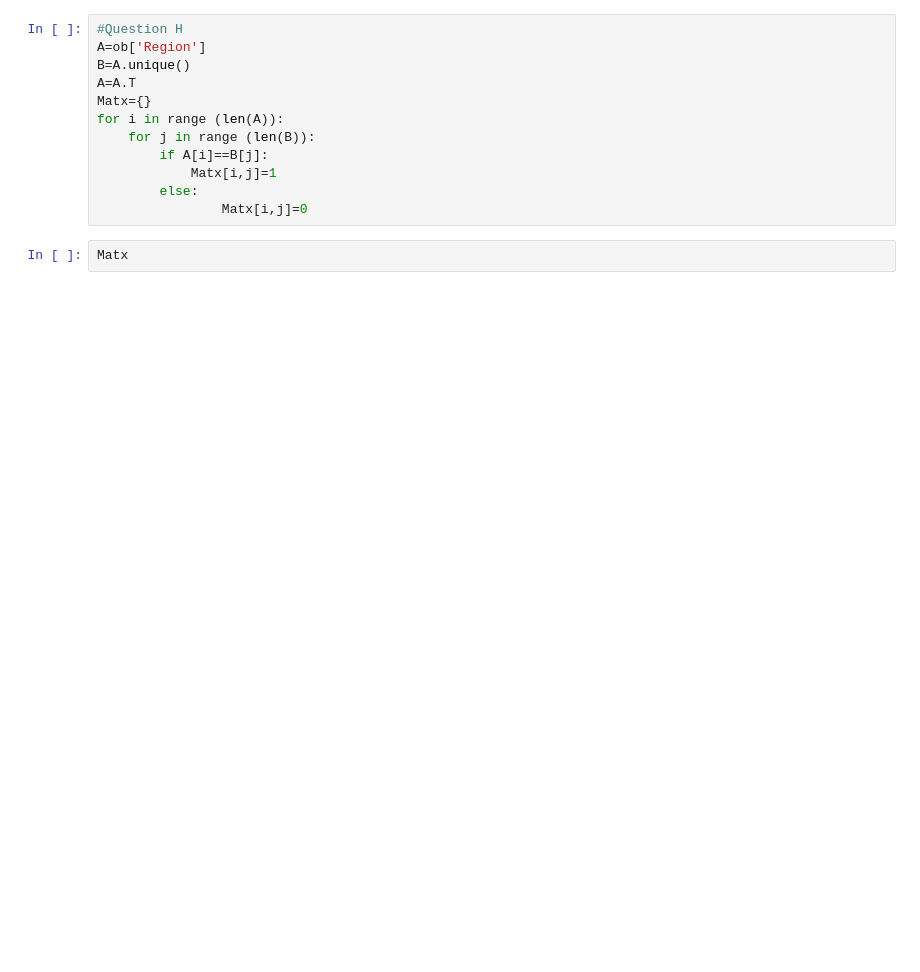
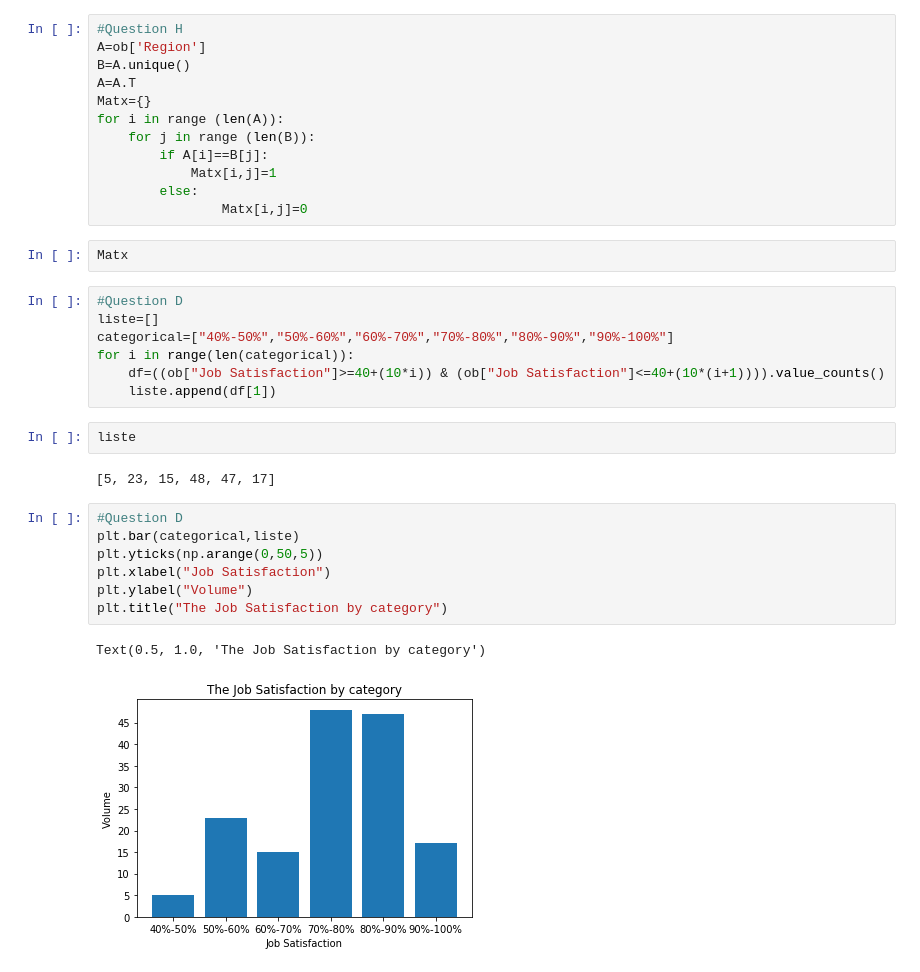
Before and after one commit to XavAkaf/course, a Jupyter notebook: course1.ipynb, the cells around one changed output. Saved outputs shown, nothing was run; the diff lists cells and outputs as text; blank space fills up the shorter version.

```diff
--- a/course1.ipynb
+++ b/course1.ipynb
@@ -564,3 +268,24 @@ for i in range (len(A)):
                 Matx[i,j]=0
 # %%
 Matx
+# %%
+#Question D
+liste=[]
+categorical=["40%-50%","50%-60%","60%-70%","70%-80%","80%-90%","90%-100%"]
+for i in range(len(categorical)):
+    df=((ob["Job Satisfaction"]>=40+(10*i)) & (ob["Job Satisfaction"]<=40+(10*(i+1)))).value_counts()
+    liste.append(df[1])
+# %%
+liste
+# %% [output]
+[5, 23, 15, 48, 47, 17]
+# %%
+#Question D
+plt.bar(categorical,liste)
+plt.yticks(np.arange(0,50,5))
+plt.xlabel("Job Satisfaction")
+plt.ylabel("Volume")
+plt.title("The Job Satisfaction by category")
+# %% [output]
+Text(0.5, 1.0, 'The Job Satisfaction by category')
+[figure, added]
```
Also changed, not shown: parts of 60 cells of this notebook.
